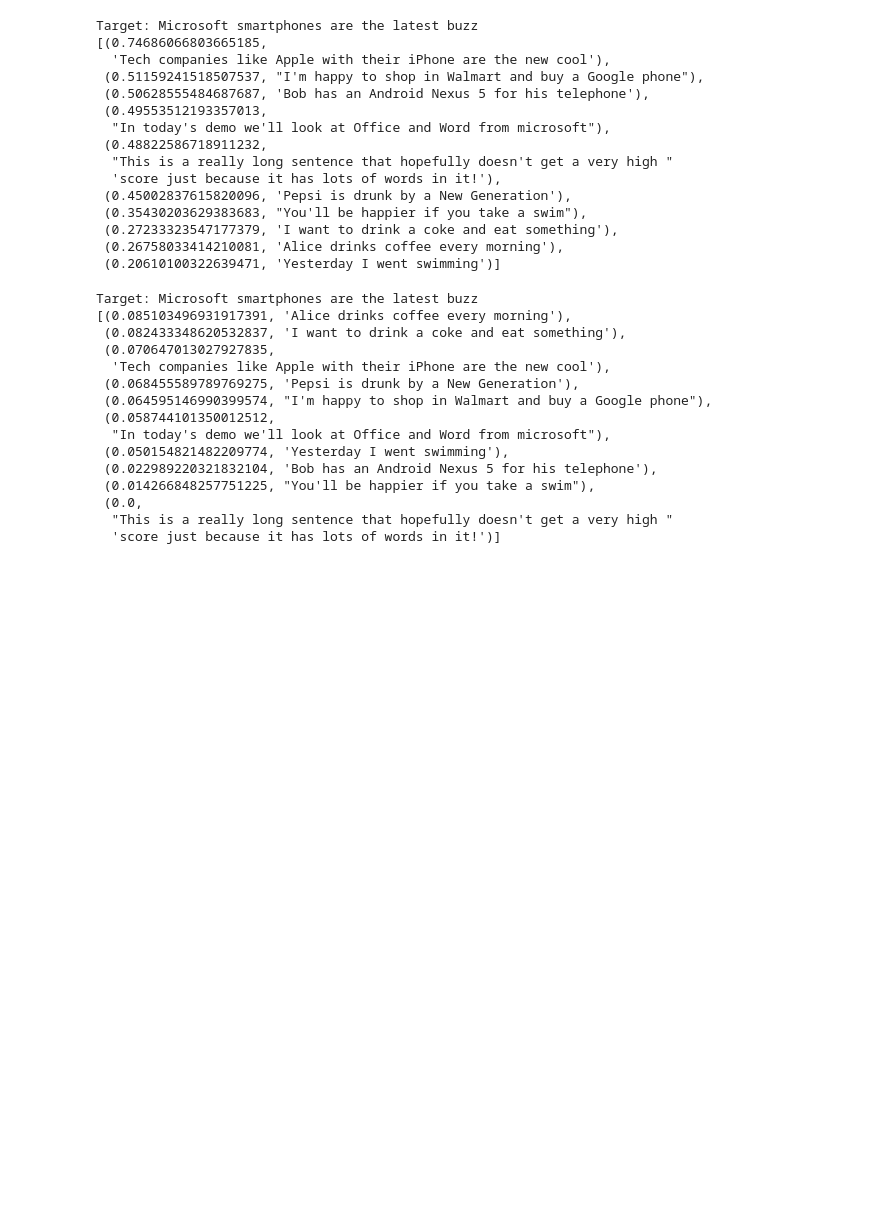
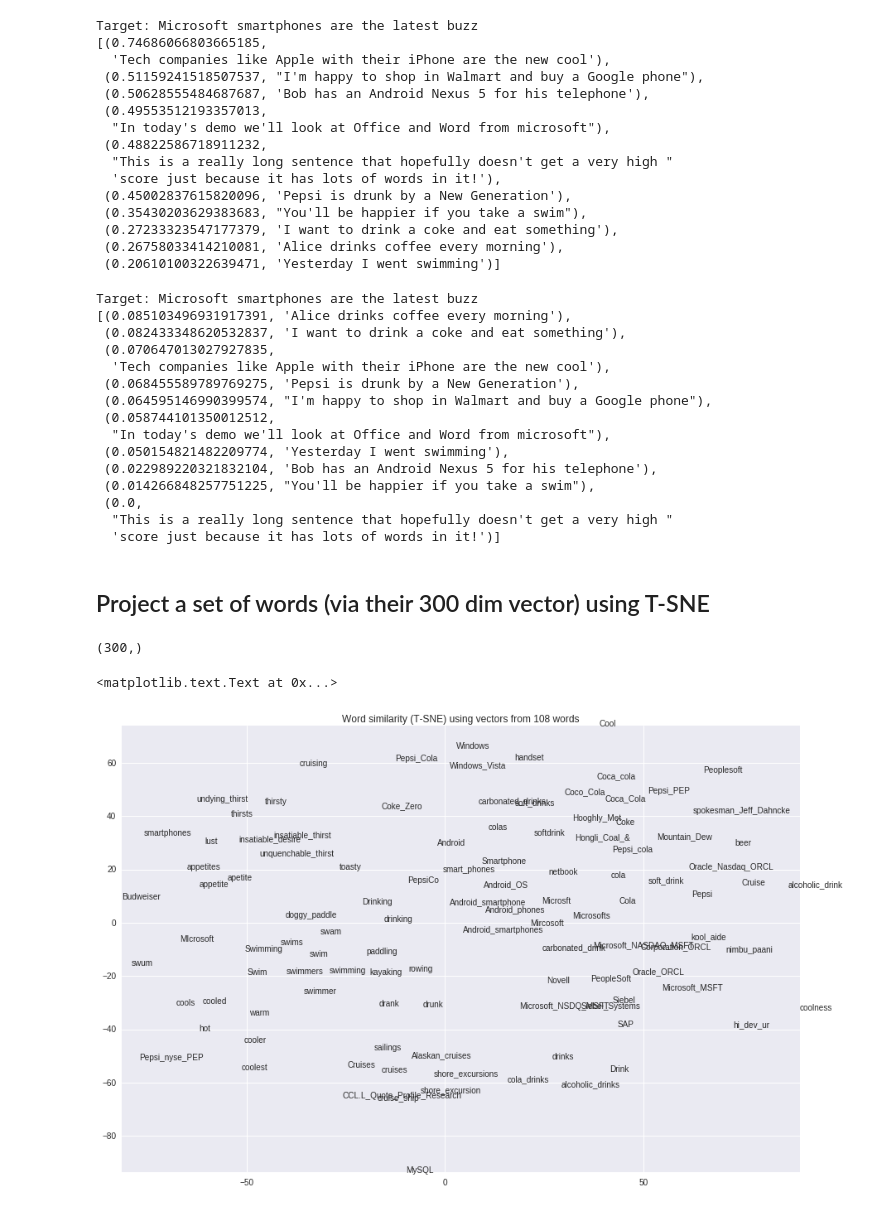
Before and after one commit to ianozsvald/word2vec_sentences_vs_target_sentence_demo, a Jupyter notebook: word2vec similarity example.ipynb, the cells around one changed output. Drawn from its saved outputs; the diff is of its cells as text; code cells hidden in the pictures; blank space fills up the shorter version.

Commit message:
added tsne

```diff
--- a/word2vec similarity example.ipynb
+++ b/word2vec similarity example.ipynb
@@ -165,6 +165,55 @@ Target: Microsoft smartphones are the latest buzz
  (0.0,
   "This is a really long sentence that hopefully doesn't get a very high "
   'score just because it has lots of words in it!')]
+# %% [markdown]
+## Project a set of words (via their 300 dim vector) using T-SNE
+# %%
+print(w2v['King'].shape) # 300 dimension vector for 1 word
+# %% [output]
+(300,)
+# %%
+from sklearn.manifold import TSNE
+
+raw_words_of_interest = ['Coke', 'Pepsi', 'cola', 'drink',
+                         'cool', 'swim', 'swimming', 'thirst',
+                         'Microsoft', 'Oracle',
+                        'smartphone', 'cruise']
+#                    'King', 'Queen', 'person', 'walking', 'dancing', 'news', 'food', 'kitchen', 'house']
+
+words_of_interest = []
+for woi in raw_words_of_interest:
+    for word, _ in w2v.most_similar(woi):
+        words_of_interest.append(word)
+
+words_of_interest = list(set(words_of_interest))
+
+vectors = []
+for word in set(words_of_interest):
+    vectors.append(w2v[word])
+
+vectors = np.vstack(vectors) # turn vectors into a 2D array <words x 300dim>
+
+model = TSNE(n_components=2, random_state=0)
+X_tsne = model.fit_transform(vectors)
+df_after_tsne = pd.DataFrame.from_records(X_tsne, columns=['x', 'y'])
+df_after_tsne['labels'] = words_of_interest
+
+#ax = sns.lmplot('x', 'y', df_after_tsne,  fit_reg=False, size=8
+#                ,scatter_kws={'alpha':0.8,'s':60})
+
+plt.figure(figsize=(12,8))
+plt.xlim((min(X_tsne[:,0]), max(X_tsne[:,0])))
+plt.ylim((min(X_tsne[:,1]), max(X_tsne[:,1])))
+for idx in range(X_tsne.shape[0]):
+    x, y = X_tsne[idx]
+    label = words_of_interest[idx]
+    plt.annotate(s=label, xy=(x, y))
+plt.tight_layout()
+
+plt.title("Word similarity (T-SNE) using vectors from {} words".format(len(words_of_interest)))
+# %% [output]
+<matplotlib.text.Text at 0x...>
+[figure, added]
 # %% [markdown]
 # Next steps
 
```
Also changed, not shown: parts of 1 cell of this notebook.
